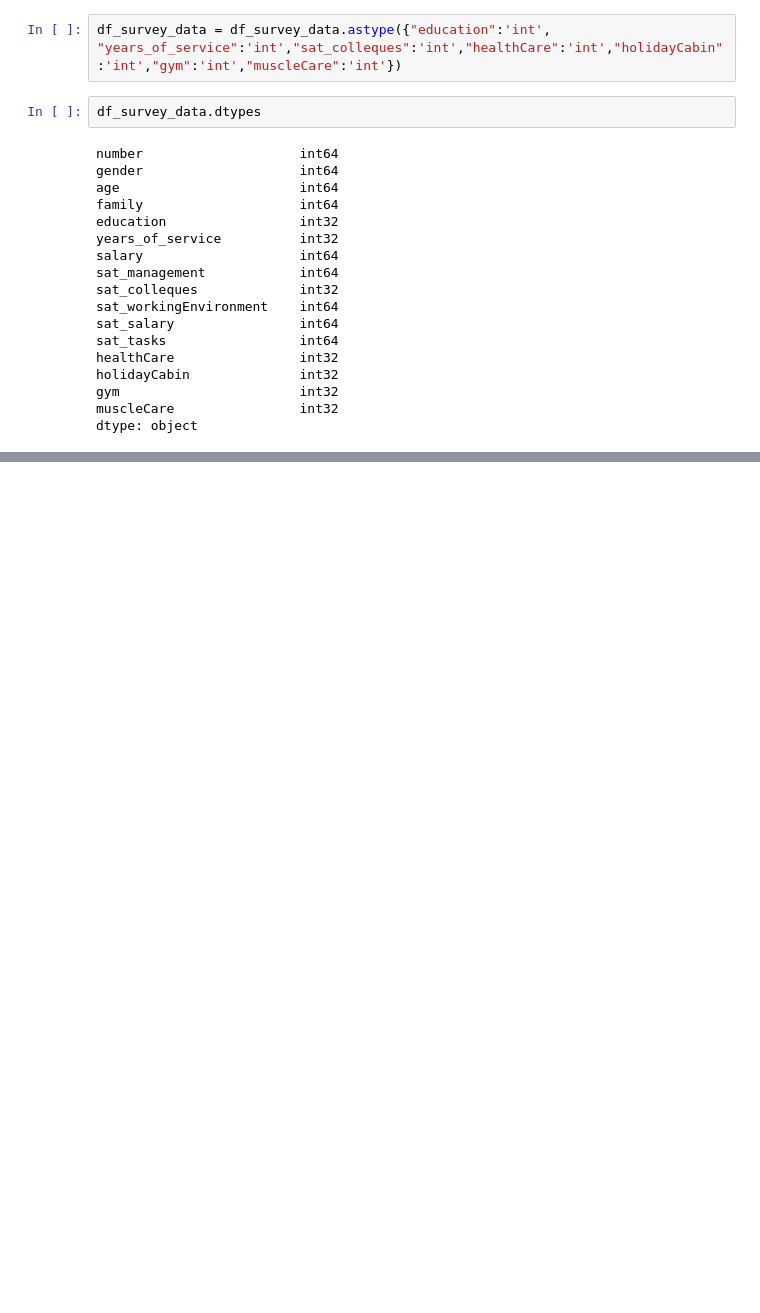
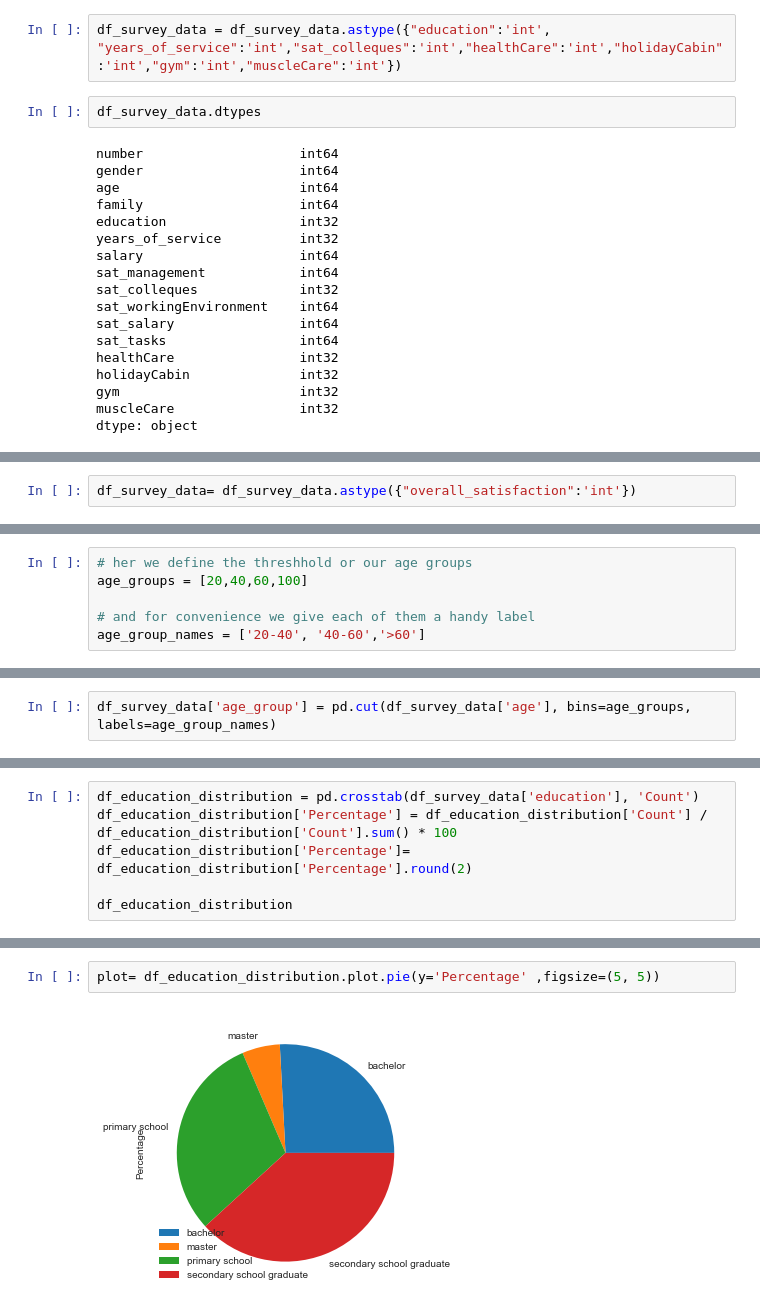
Before and after one commit to DGautam11/ShopSarisfactionSurveyAnalysis, a Jupyter notebook: WorkPlaceSatisfactionSurveyAnalysis.ipynb, the cells around one changed output, grey strips where cells are left out. Saved outputs shown, nothing was run; the diff lists cells and outputs as text; blank space fills up the shorter version.

Commit message:
Data Preparation and cleaning

```diff
--- a/WorkPlaceSatisfactionSurveyAnalysis.ipynb
+++ b/WorkPlaceSatisfactionSurveyAnalysis.ipynb
@@ -192,0 +225,2 @@ df_survey_data.head()
+# %%
+df_survey_data= df_survey_data.astype({"overall_satisfaction":'int'})
@@ -192,0 +257,6 @@ df_survey_data.head()
+# %%
+# her we define the threshhold or our age groups
+age_groups = [20,40,60,100]
+
+# and for convenience we give each of them a handy label
+age_group_names = ['20-40', '40-60','>60']
@@ -192,0 +265,2 @@ df_survey_data.head()
+# %%
+df_survey_data['age_group'] = pd.cut(df_survey_data['age'], bins=age_groups, labels=age_group_names)
@@ -192,0 +287,6 @@ df_survey_data.head()
+# %%
+df_education_distribution = pd.crosstab(df_survey_data['education'], 'Count')
+df_education_distribution['Percentage'] = df_education_distribution['Count'] / df_education_distribution['Count'].sum() * 100
+df_education_distribution['Percentage']= df_education_distribution['Percentage'].round(2)
+
+df_education_distribution
@@ -192,0 +300,4 @@ df_survey_data.head()
+# %%
+plot= df_education_distribution.plot.pie(y='Percentage' ,figsize=(5, 5))
+# %% [output]
+[figure, added]
```
Also changed, not shown: parts of 19 cells of this notebook.
